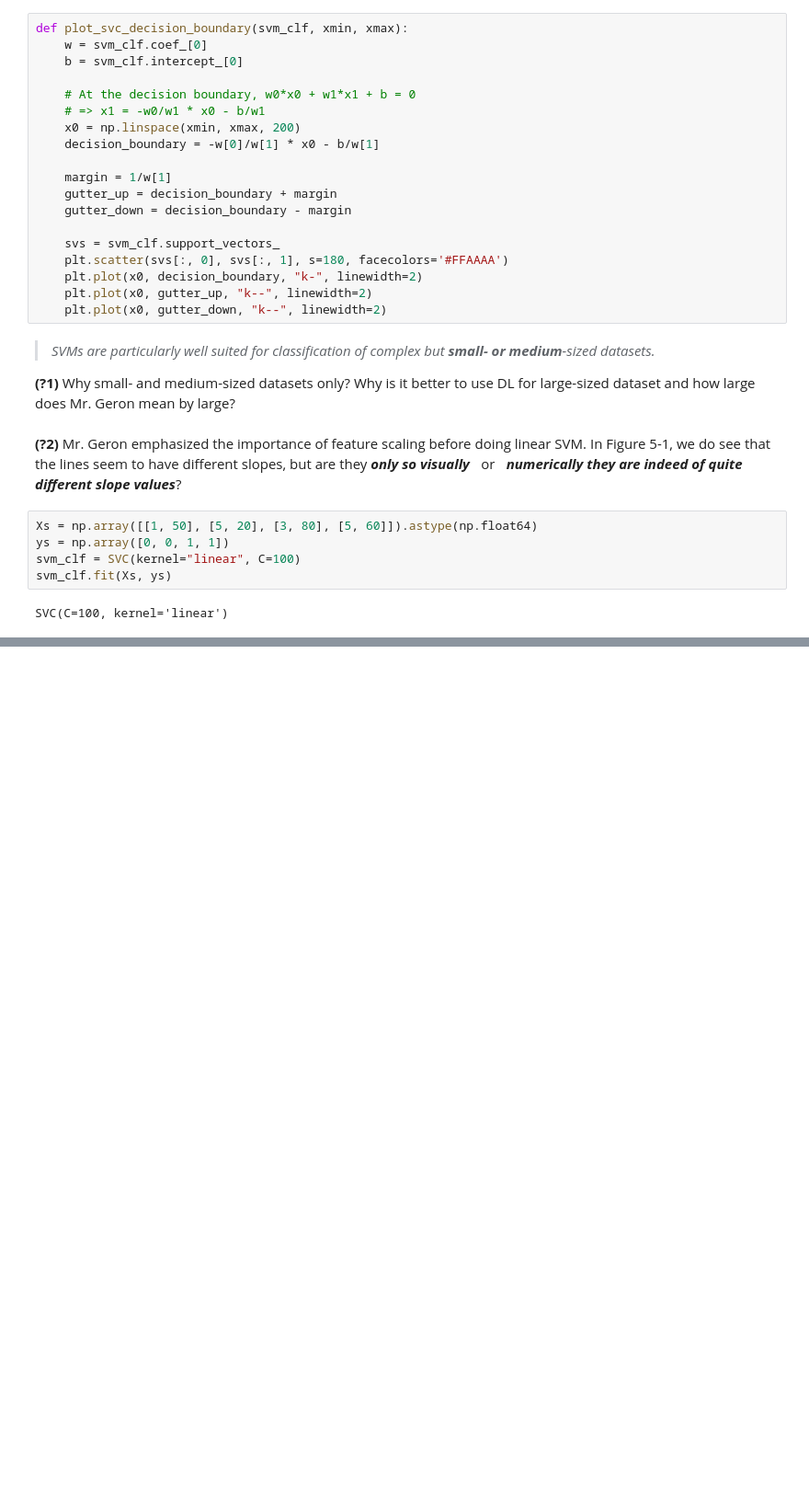
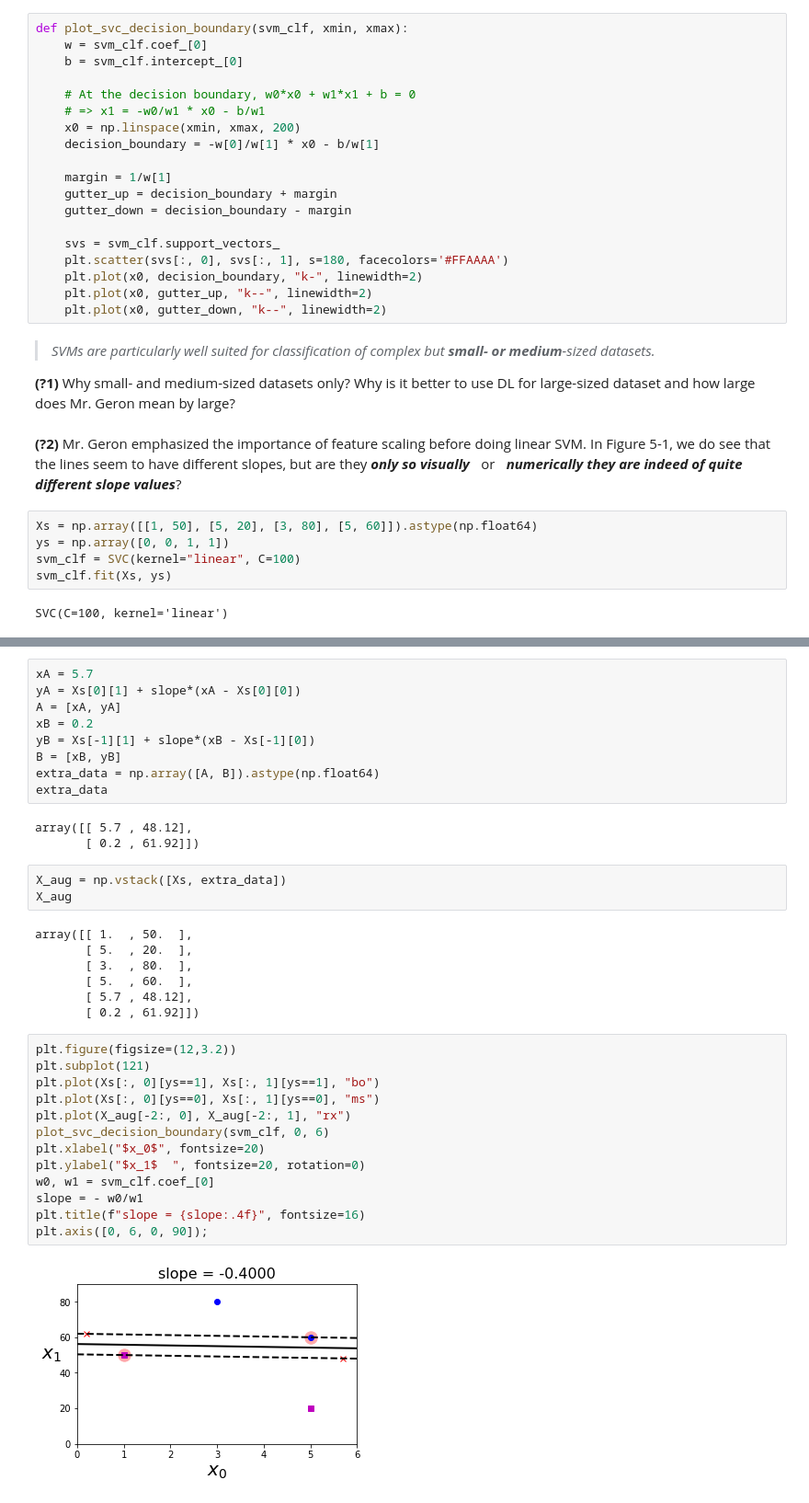
Before and after one commit to phunc20/homl, a Jupyter notebook: 1e/05-SVM/01_linear_SVM.ipynb, the cells around one changed output, grey strips where cells are left out. Shown: that part at 92% size. Cells and saved outputs as stored; diff of their text form; blank space fills up the shorter version.

```diff
--- a/1e/05-SVM/01_linear_SVM.ipynb
+++ b/1e/05-SVM/01_linear_SVM.ipynb
@@ -43,0 +101,37 @@ SVC(C=100, kernel='linear')
+# %%
+xA = 5.7
+yA = Xs[0][1] + slope*(xA - Xs[0][0])
+A = [xA, yA]
+xB = 0.2
+yB = Xs[-1][1] + slope*(xB - Xs[-1][0])
+B = [xB, yB]
+extra_data = np.array([A, B]).astype(np.float64)
+extra_data
+# %% [output]
+array([[ 5.7 , 48.12],
+       [ 0.2 , 61.92]])
+# %%
+X_aug = np.vstack([Xs, extra_data])
+X_aug
+# %% [output]
+array([[ 1.  , 50.  ],
+       [ 5.  , 20.  ],
+       [ 3.  , 80.  ],
+       [ 5.  , 60.  ],
+       [ 5.7 , 48.12],
+       [ 0.2 , 61.92]])
+# %%
+plt.figure(figsize=(12,3.2))
+plt.subplot(121)
+plt.plot(Xs[:, 0][ys==1], Xs[:, 1][ys==1], "bo")
+plt.plot(Xs[:, 0][ys==0], Xs[:, 1][ys==0], "ms")
+plt.plot(X_aug[-2:, 0], X_aug[-2:, 1], "rx")
+plot_svc_decision_boundary(svm_clf, 0, 6)
+plt.xlabel("$x_0$", fontsize=20)
+plt.ylabel("$x_1$  ", fontsize=20, rotation=0)
+w0, w1 = svm_clf.coef_[0]
+slope = - w0/w1
+plt.title(f"slope = {slope:.4f}", fontsize=16)
+plt.axis([0, 6, 0, 90]);
+# %% [output]
+[figure, added]
```
Also changed, not shown: parts of 18 cells of this notebook, 2 other files.
